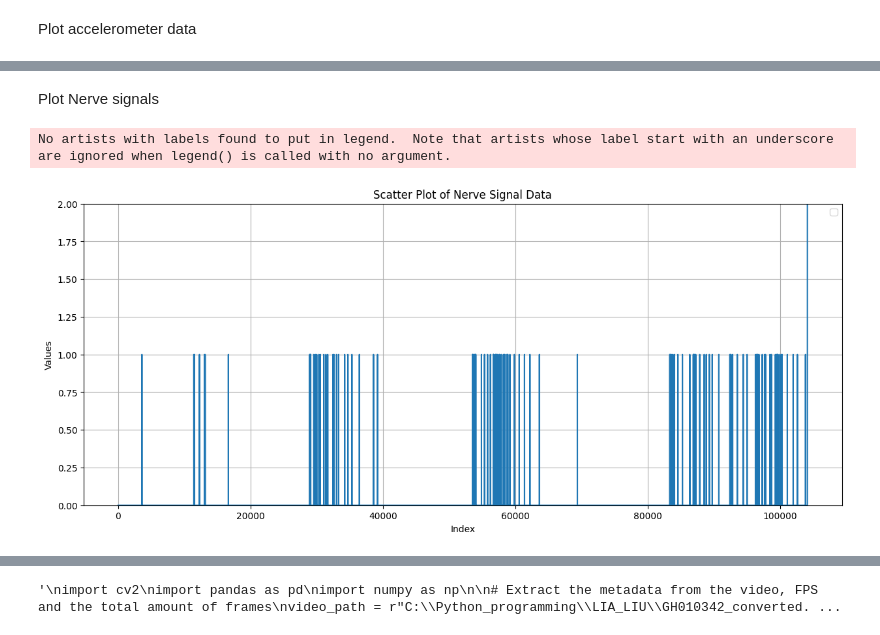
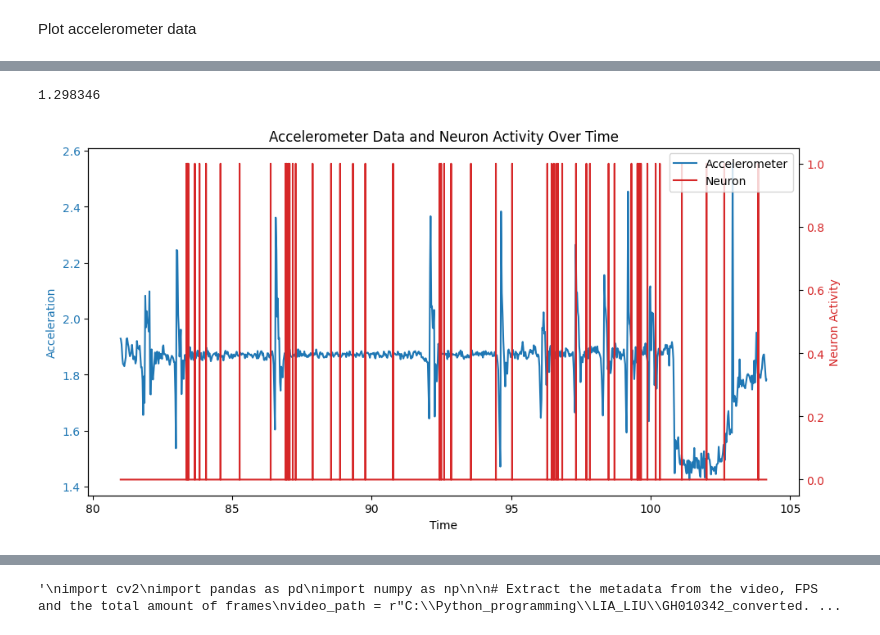
Before and after one commit to Periksvensson84/RF_mapping, a Jupyter notebook: RF_mapping/In_progress/test_gabriel.ipynb, the cells around one changed output, grey strips where cells are left out. Saved outputs shown, nothing was run; the diff lists cells and outputs as text; code cells hidden in the pictures.

```diff
--- a/RF_mapping/In_progress/test_gabriel.ipynb
+++ b/RF_mapping/In_progress/test_gabriel.ipynb
@@ -376,17 +389,40 @@ print(len(all_peaks))
-# %% [markdown]
-Plot Nerve signals
-# %%
-plt.figure(figsize=(15, 6))
-plt.plot(df_nerve.index, df_nerve["Spikes nw-1-01"])
-plt.title("Scatter Plot of Nerve Signal Data")
-plt.xlabel("Index")
-plt.ylabel("Values")
-plt.legend()
-plt.grid(True)
-plt.ylim(0,2)
-
-# Show the plot
-plt.show()
-# %% [output]
-No artists with labels found to put in legend.  Note that artists whose label start with an underscore are ignored when legend() is called with no argument.
-[figure, removed]
+# %%
+# Find when the filament makes contact = when accelerometer is 0, between two peaks.
+# Find all the peaks:
+
+df_nerve["Accelerometer"].min()
+# %% [output]
+1.298346
+# %%
+from scipy.signal import find_peaks
+
+# Filter the DataFrame to include only the rows where Time > 82
+filtered_df = df_nerve[df_nerve['Time'] > 81]
+# %%
+def plot_accelerometer_and_neuron(df_nerve, figsize=(10, 5)):
+    fig, ax1 = plt.subplots(figsize=figsize)
+
+    # Plot accelerometer data
+    color = 'tab:blue'
+    ax1.set_xlabel('Time')
+    ax1.set_ylabel('Acceleration', color=color)
+    ax1.plot(df_nerve['Time'], df_nerve['Accelerometer'], color=color, label='Accelerometer')
+    ax1.tick_params(axis='y', labelcolor=color)
+
+    # Create a second y-axis to plot neuron activity
+    ax2 = ax1.twinx()
+    color = 'tab:red'
+    ax2.set_ylabel('Neuron Activity', color=color)
+    ax2.plot(df_nerve['Time'], df_nerve['Spikes'], color=color, label='Neuron')
+    ax2.tick_params(axis='y', labelcolor=color)
+
+    # Add legends
+    fig.tight_layout()
+    fig.legend(loc='upper right', bbox_to_anchor=(1, 1), bbox_transform=ax1.transAxes)
+
+    plt.title('Accelerometer Data and Neuron Activity Over Time')
+    plt.show()
+
+plot_accelerometer_and_neuron(filtered_df)
+# %% [output]
+[figure, added]
```
Also changed, not shown: parts of 22 cells of this notebook, 4 other files.
